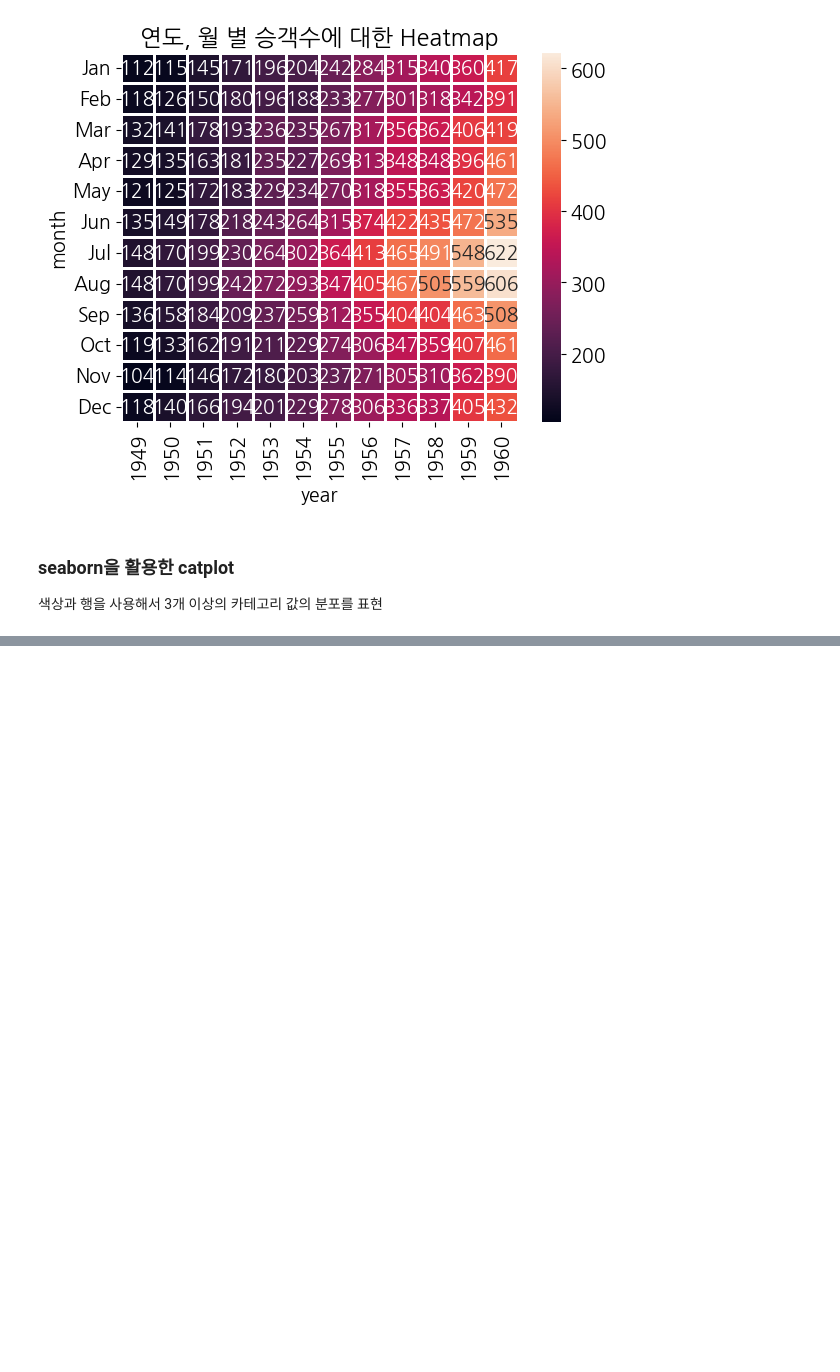
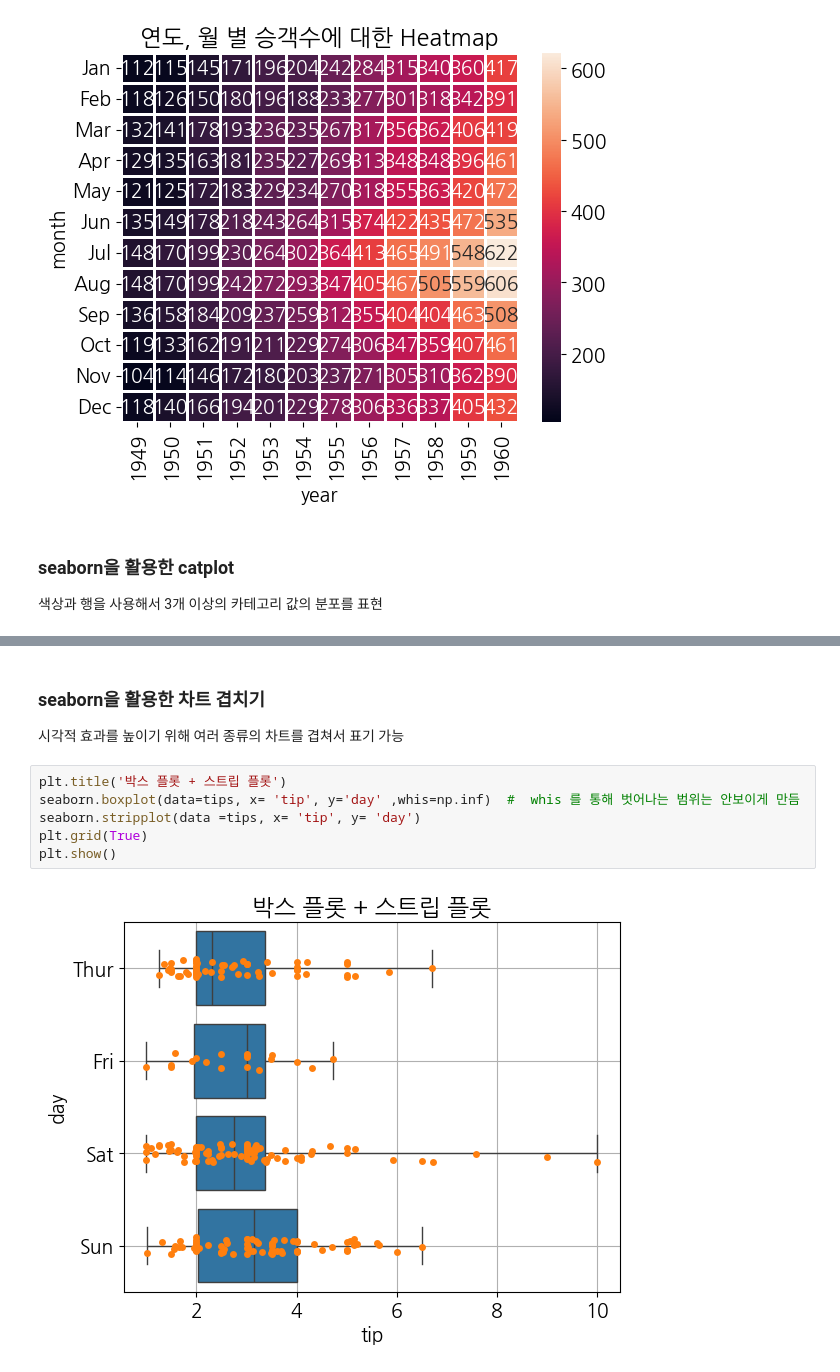
Before and after one commit to devKMC/python, a Jupyter notebook: matplotlib_visualize_data/matplotlib_example.ipynb, the cells around one changed output, grey strips where cells are left out. Saved outputs shown, nothing was run; the diff lists cells and outputs as text; blank space fills up the shorter version.

```diff
--- a/matplotlib_visualize_data/matplotlib_example.ipynb
+++ b/matplotlib_visualize_data/matplotlib_example.ipynb
@@ -305,3 +306,14 @@ plt.grid(True)
 plt.show()
 # %% [output]
 [figure]
+# %% [markdown]
+### seaborn을 활용한 차트 겹치기
+시각적 효과를 높이기 위해 여러 종류의 차트를 겹쳐서 표기 가능
+# %%
+plt.title('박스 플롯 + 스트립 플롯')
+seaborn.boxplot(data=tips, x= 'tip', y='day' ,whis=np.inf)  #  whis 를 통해 벗어나는 범위는 안보이게 만듬
+seaborn.stripplot(data =tips, x= 'tip', y= 'day')
+plt.grid(True)
+plt.show()
+# %% [output]
+[figure, added]
```
Also changed, not shown: parts of 7 cells of this notebook, 1 other file.
